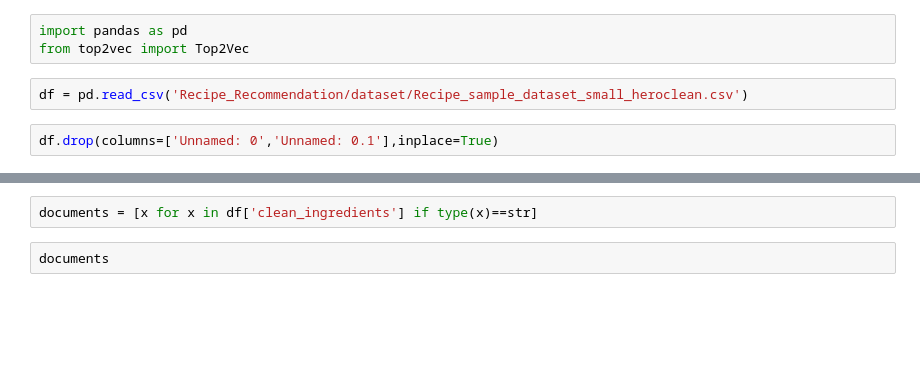
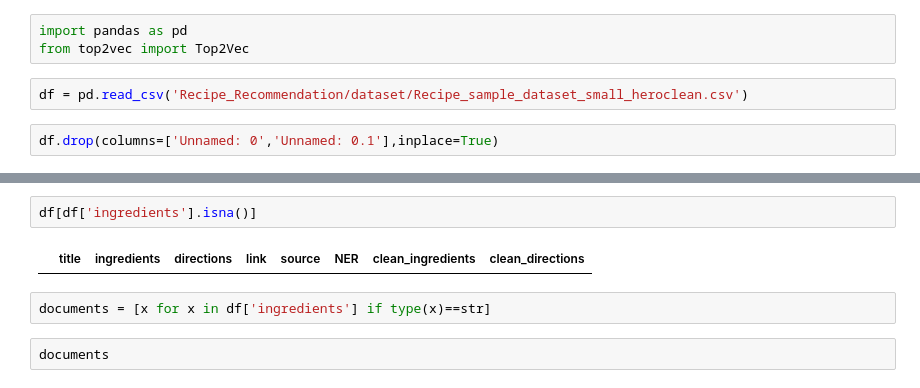
Before and after one commit to MonikaSinghGit/Recipe_Recommendation, a Jupyter notebook: Reno_NLP_Recipes_Top2Vec-Ingredients.ipynb, the cells around one changed output, grey strips where cells are left out. Drawn from its saved outputs; the diff is of its cells as text; blank space fills up the shorter version.

```diff
--- a/Reno_NLP_Recipes_Top2Vec-Ingredients.ipynb
+++ b/Reno_NLP_Recipes_Top2Vec-Ingredients.ipynb
@@ -33,5 +30,9 @@ df[df['clean_ingredients'].isna()]
+# %%
+df[df['ingredients'].isna()]
+# %% [output]
+|  | title | ingredients | directions | link | source | NER | clean_ingredients | clean_directions |
 # %%
-documents = [x for x in df['clean_ingredients'] if type(x)==str]
+documents = [x for x in df['ingredients'] if type(x)==str]
 # %%
 documents
 # %% [output]
```
Also changed, not shown: parts of 22 cells of this notebook.
